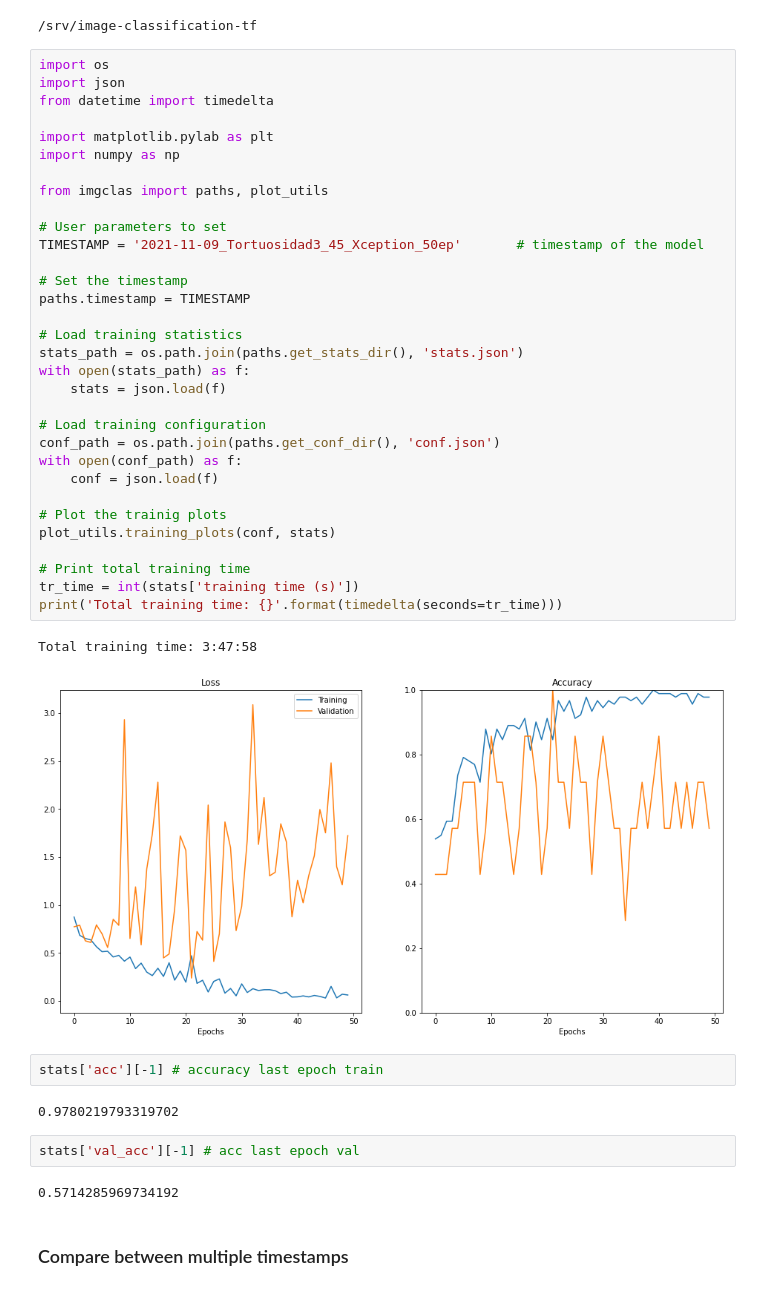
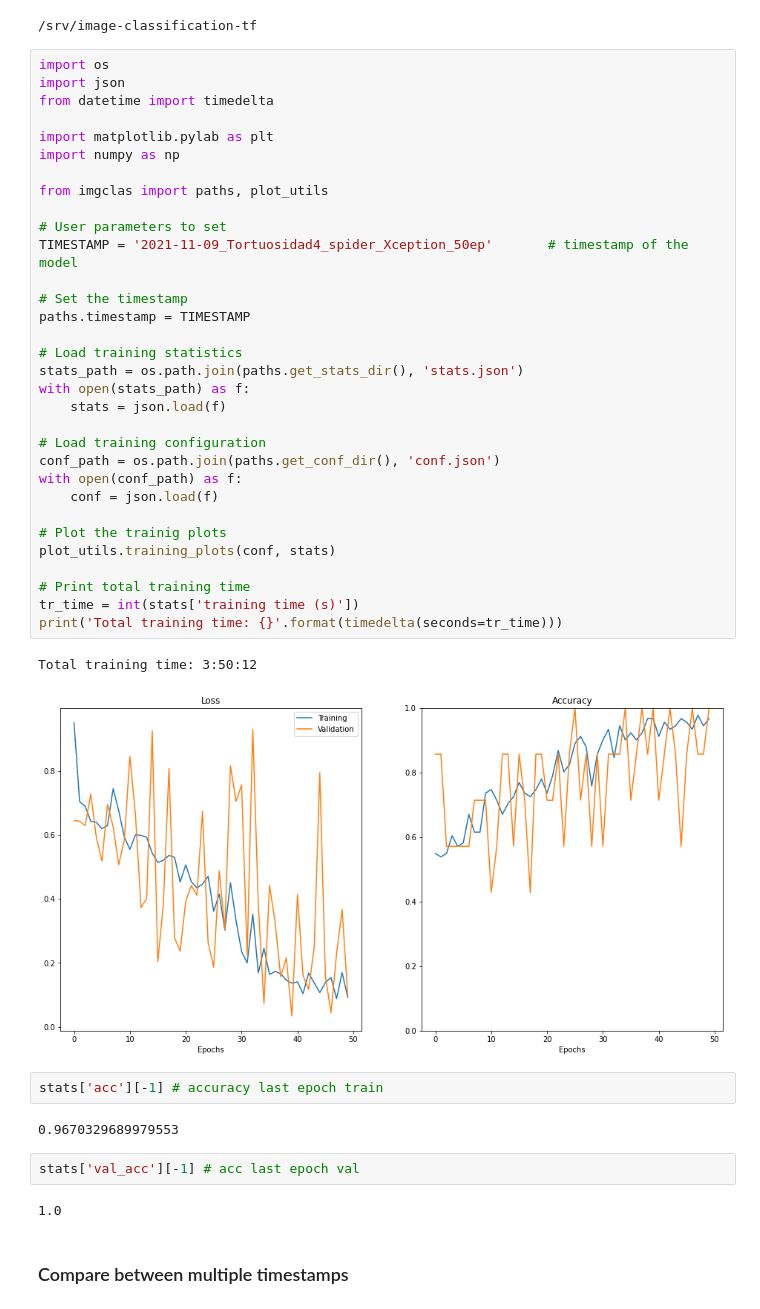
Before and after one commit to MiriamCobo/CoronaryArteries, a Jupyter notebook: notebooks/2.0-Model_training.ipynb, the cells around one changed output. Saved outputs shown, nothing was run; the diff lists cells and outputs as text.

Commit message:
Model 4 spider

```diff
--- a/notebooks/2.0-Model_training.ipynb
+++ b/notebooks/2.0-Model_training.ipynb
@@ -51,44 +51,44 @@ import os
 import json
 from datetime import timedelta
 
 import matplotlib.pylab as plt
 import numpy as np
 
 from imgclas import paths, plot_utils
 
 # User parameters to set
-TIMESTAMP = '2021-11-09_Tortuosidad3_45_Xception_50ep'       # timestamp of the model
+TIMESTAMP = '2021-11-09_Tortuosidad4_spider_Xception_50ep'       # timestamp of the model
 
 # Set the timestamp
 paths.timestamp = TIMESTAMP
 
 # Load training statistics
 stats_path = os.path.join(paths.get_stats_dir(), 'stats.json')
 with open(stats_path) as f:
     stats = json.load(f)
 
 # Load training configuration
 conf_path = os.path.join(paths.get_conf_dir(), 'conf.json')
 with open(conf_path) as f:
     conf = json.load(f)
 
 # Plot the trainig plots
 plot_utils.training_plots(conf, stats)
 
 # Print total training time
 tr_time = int(stats['training time (s)'])
 print('Total training time: {}'.format(timedelta(seconds=tr_time)))
 # %% [output]
-Total training time: 3:47:58
+Total training time: 3:50:12
-[figure, old version]
+[figure, new version]
 # %%
 stats['acc'][-1] # accuracy last epoch train
 # %% [output]
-0.9780219793319702
+0.9670329689979553
 # %%
 stats['val_acc'][-1] # acc last epoch val
 # %% [output]
-0.5714285969734192
+1.0
 # %% [markdown]
 ### Compare between multiple timestamps
 # %%
```
Also changed, not shown: parts of 1 cell of this notebook, 2 other files.
